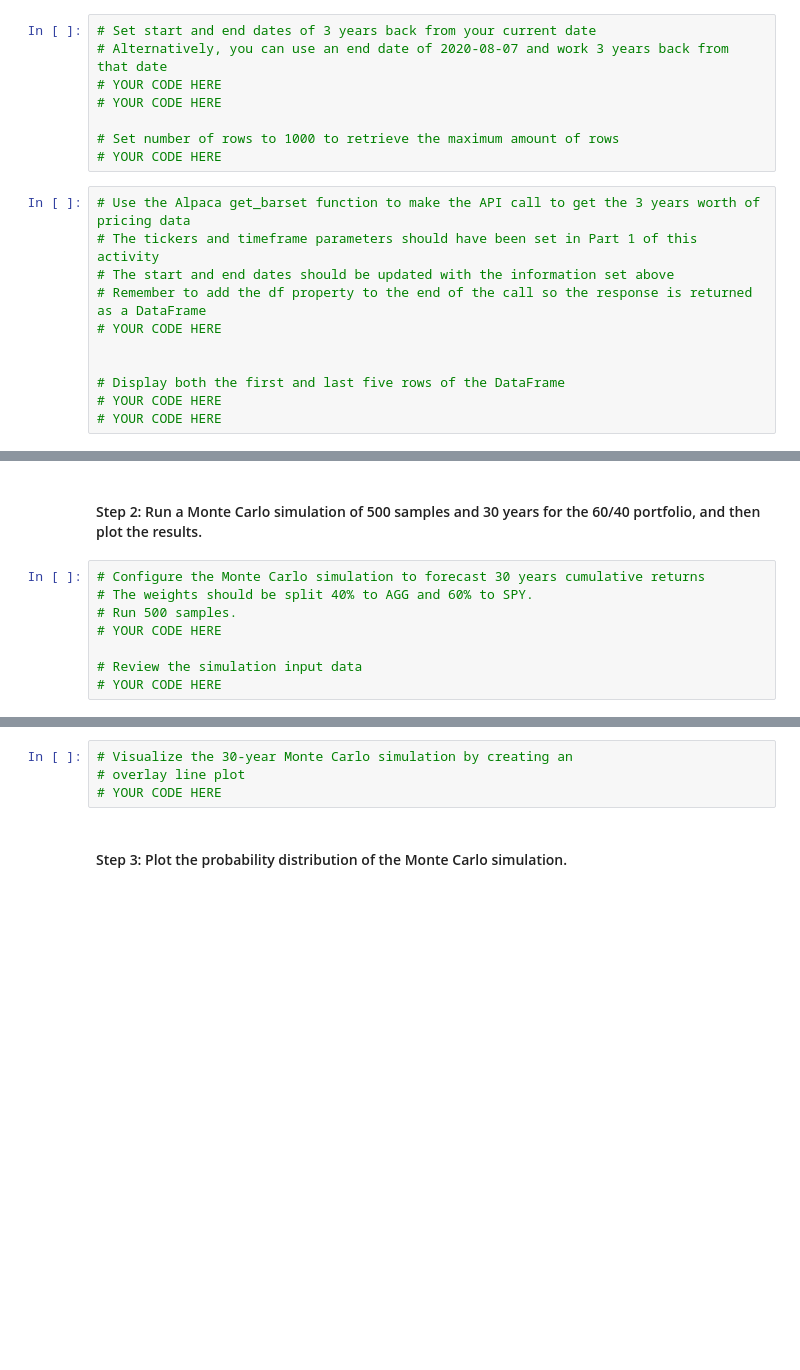
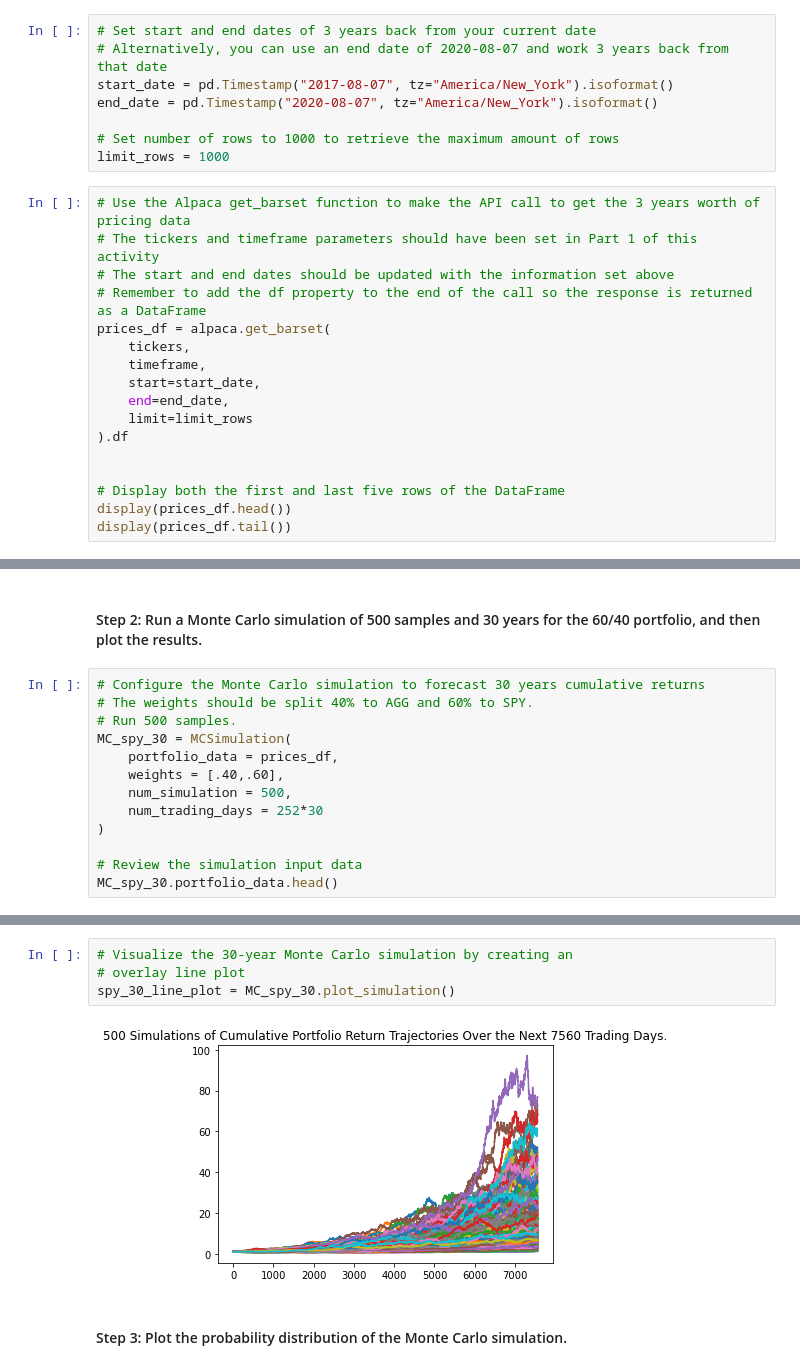
Before and after one commit to joshuacreveling/Module_5_Challenge_Assignment, a Jupyter notebook: financial_planning_tools.ipynb, the cells around one changed output, grey strips where cells are left out. Cells and saved outputs as stored; diff of their text form; blank space fills up the shorter version.

```diff
--- a/financial_planning_tools.ipynb
+++ b/financial_planning_tools.ipynb
@@ -408,19 +425,25 @@ In this section, you’ll use the MCForecastTools library to create a Monte Carl
 # %%
 # Set start and end dates of 3 years back from your current date
 # Alternatively, you can use an end date of 2020-08-07 and work 3 years back from that date
-# YOUR CODE HERE
-# YOUR CODE HERE
+start_date = pd.Timestamp("2017-08-07", tz="America/New_York").isoformat()
+end_date = pd.Timestamp("2020-08-07", tz="America/New_York").isoformat()
 
 # Set number of rows to 1000 to retrieve the maximum amount of rows
-# YOUR CODE HERE
+limit_rows = 1000
 # %%
 # Use the Alpaca get_barset function to make the API call to get the 3 years worth of pricing data
 # The tickers and timeframe parameters should have been set in Part 1 of this activity
 # The start and end dates should be updated with the information set above
 # Remember to add the df property to the end of the call so the response is returned as a DataFrame
-# YOUR CODE HERE
+prices_df = alpaca.get_barset(
+    tickers,
+    timeframe,
+    start=start_date,
+    end=end_date,
+    limit=limit_rows
+).df
 
 
 # Display both the first and last five rows of the DataFrame
-# YOUR CODE HERE
-# YOUR CODE HERE
+display(prices_df.head())
+display(prices_df.tail())
@@ -430,7 +470,12 @@ In this section, you’ll use the MCForecastTools library to create a Monte Carl
 # Configure the Monte Carlo simulation to forecast 30 years cumulative returns
 # The weights should be split 40% to AGG and 60% to SPY.
 # Run 500 samples.
-# YOUR CODE HERE
+MC_spy_30 = MCSimulation(
+    portfolio_data = prices_df,
+    weights = [.40,.60],
+    num_simulation = 500,
+    num_trading_days = 252*30
+)
 
 # Review the simulation input data
-# YOUR CODE HERE
+MC_spy_30.portfolio_data.head()
@@ -440,7 +525,9 @@ In this section, you’ll use the MCForecastTools library to create a Monte Carl
 # %%
 # Visualize the 30-year Monte Carlo simulation by creating an
 # overlay line plot
-# YOUR CODE HERE
+spy_30_line_plot = MC_spy_30.plot_simulation()
+# %% [output]
+[figure, added]
 # %% [markdown]
 #### Step 3: Plot the probability distribution of the Monte Carlo simulation.
 # %%
```
Also changed, not shown: parts of 33 cells of this notebook.
